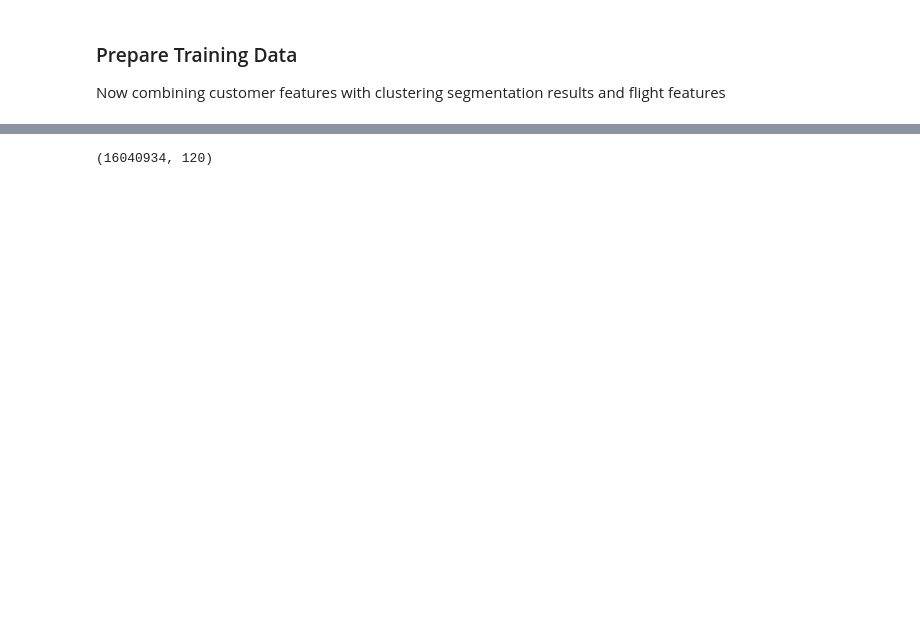
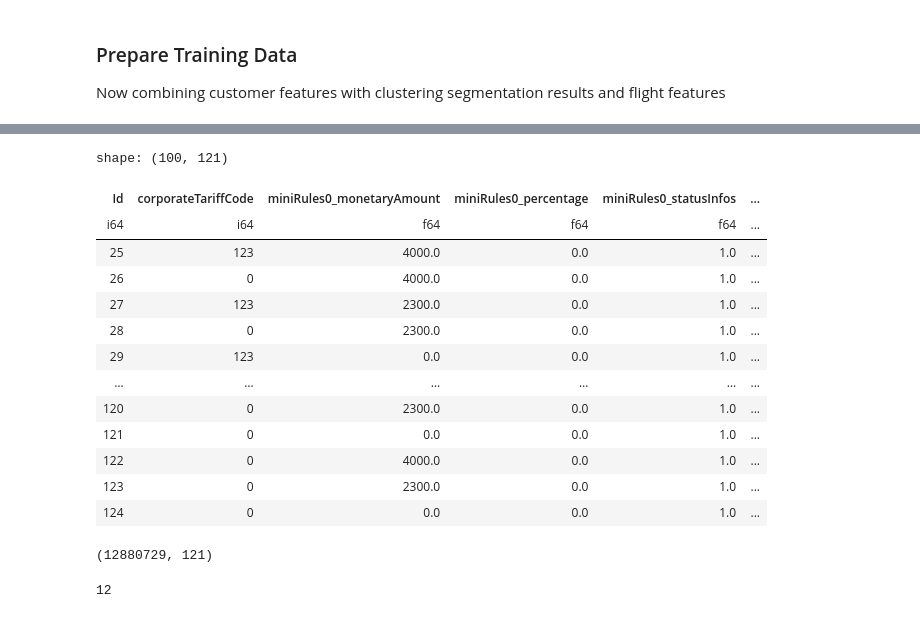
Before and after one commit to jfroggatt/aeroclub_recsys_2025, a Jupyter notebook: customer_approach.ipynb, the cells around one changed output, grey strips where cells are left out. Drawn from its saved outputs; the diff is of its cells as text; code cells hidden in the pictures; blank space fills up the shorter version.

Commit message:
Completed process to perform training and prediction.

```diff
--- a/customer_approach.ipynb
+++ b/customer_approach.ipynb
@@ -1065,5 +1184,5 @@ Now combining customer features with clustering segmentation results and flight
 # %%
-def prepare_training_data(cust_data, flight_features, cust_segments, outlier_indices=None):
+def prepare_training_data(flight_features, cust_data, cust_segments=None, outlier_indices=None, test_size=0.2):
     # if outliers were removed for clustering, then remove them for training
     if outlier_indices is not None and len(outlier_indices) > 0:
         mask = ~pl.Series(range(len(cust_data))).is_in(outlier_indices)
@@ -1071,10 +1190,11 @@ def prepare_training_data(cust_data, flight_features, cust_segments, outlier_ind
     else:
         cust_features = cust_data.lazy()
 
-    # Add the cluster labels to the customer features
-    cust_features = cust_features.with_columns([
-        pl.Series('customer_segment', cust_segments)
-    ])
+    # Add the cluster labels to the customer features if not already in the dataframe
+    if cust_segments is not None and 'customer_segment' not in cust_features.columns:
+        cust_features = cust_features.with_columns([
+            pl.Series('customer_segment', cust_segments)
+        ])
 
     # Join the customer features with the flight features, removing outlier profiles
     flight_features = flight_features.lazy().join(cust_features, on='profileId', how='inner').drop(pl.col('profileId'))
@@ -1088,9 +1208,5 @@ def prepare_training_data(cust_data, flight_features, cust_segments, outlier_ind
     # Materialize the data
     X = flight_features.collect()
 
-    # Get target label
-    y_true = X['selected'].to_numpy()
-
-    return X.drop(pl.col('selected')), y_true
+    # Generate and return Train/Test splits
+    return stratified_split(X, test_size=test_size)
-# %%
-data, y_true = prepare_training_data(cust_data, data, clustering_results['labels'], outlier_indices)
@@ -1113,0 +1213,2 @@ shape: (1_000, 119)
+# %%
+X_train, X_test = prepare_training_data(data, pl.read_parquet('data/customer_features.parquet'))
@@ -1114,4 +1233,21 @@ shape: (1_000, 119)
+# %%
+X_train.head(100)
+# %% [output]
+shape: (100, 121)
+| Id | corporateTariffCode | miniRules0_monetaryAmount | miniRules0_percentage | miniRules0_statusInfos | ... |
+| i64 | i64 | f64 | f64 | f64 | ... |
+| 25 | 123 | 4000.0 | 0.0 | 1.0 | ... |
+| 26 | 0 | 4000.0 | 0.0 | 1.0 | ... |
+| 27 | 123 | 2300.0 | 0.0 | 1.0 | ... |
+| 28 | 0 | 2300.0 | 0.0 | 1.0 | ... |
+| 29 | 123 | 0.0 | 0.0 | 1.0 | ... |
+| … | … | … | … | … | ... |
+| 120 | 0 | 2300.0 | 0.0 | 1.0 | ... |
+| 121 | 0 | 0.0 | 0.0 | 1.0 | ... |
+| 122 | 0 | 4000.0 | 0.0 | 1.0 | ... |
+| 123 | 0 | 2300.0 | 0.0 | 1.0 | ... |
+| 124 | 0 | 0.0 | 0.0 | 1.0 | ... |
 # %%
-data.shape
+X_train.shape
 # %% [output]
-(16040934, 120)
+(12880729, 121)
@@ -1174,0 +1254,5 @@ lbg_model.fit(
+# %%
+del data
+gc.collect()
+# %% [output]
+12
```
Also changed, not shown: parts of 55 cells of this notebook.
